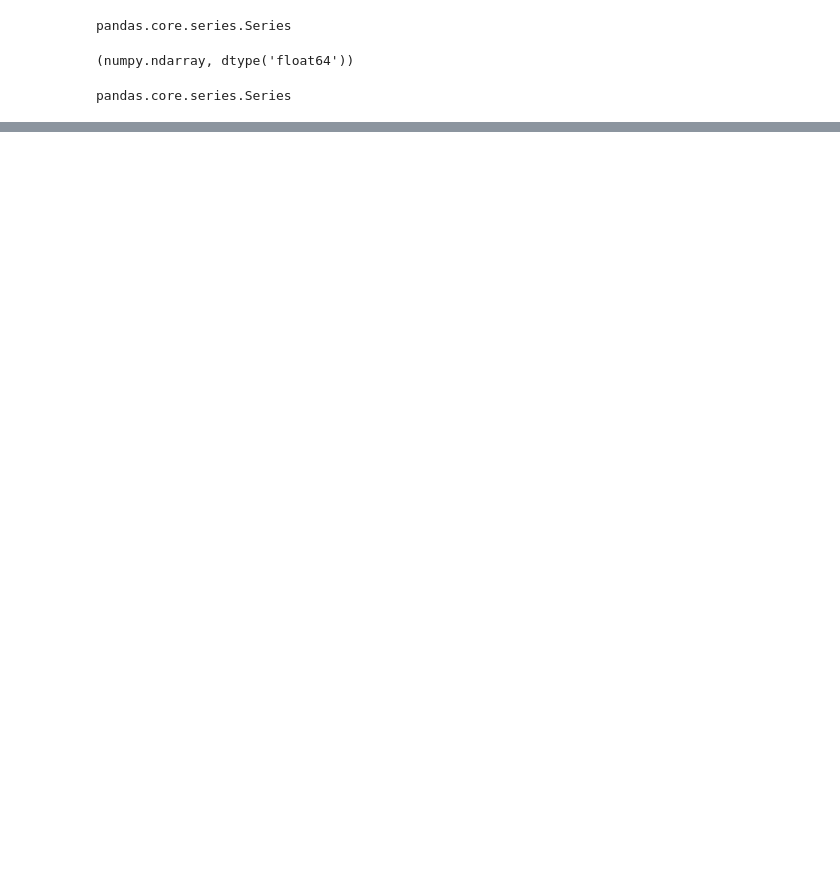
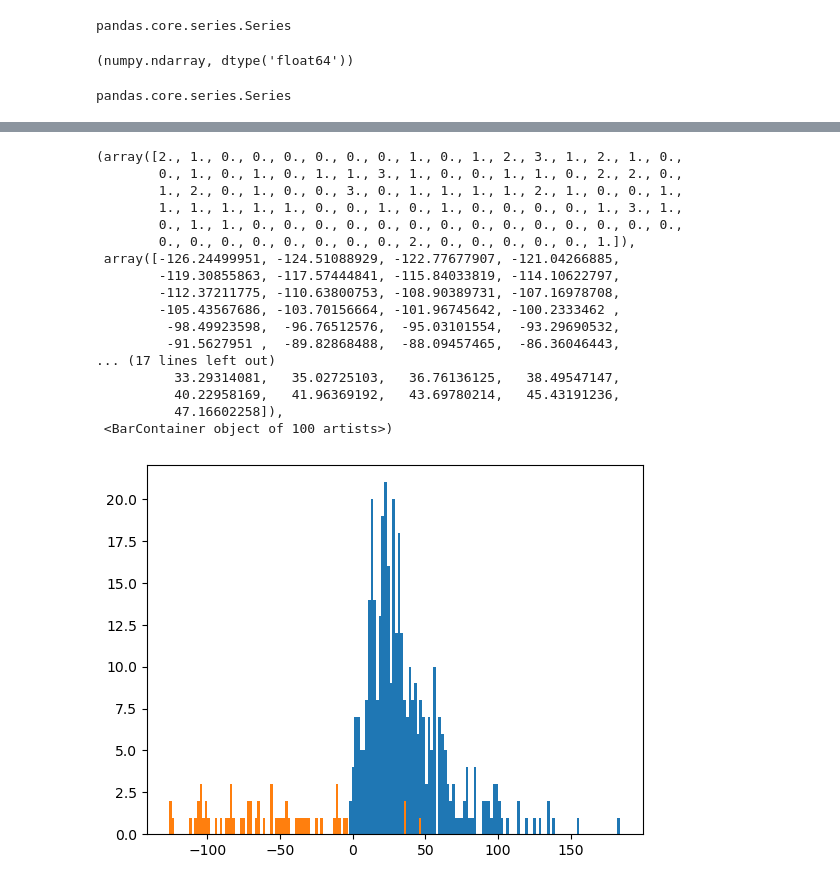
Before and after one commit to wltrimbl/uchicago-data221, a Jupyter notebook: notebooks/SPAM-word2vec.ipynb, the cells around one changed output, grey strips where cells are left out. Cells and saved outputs as stored; diff of their text form; code cells hidden in the pictures; blank space fills up the shorter version.

Commit message:
Word2vec dustoff

```diff
--- a/notebooks/SPAM-word2vec.ipynb
+++ b/notebooks/SPAM-word2vec.ipynb
@@ -381,0 +443,39 @@ svc.score(Xtest, Ytest)
+# %%
+# Create two dataframes..
+s1 = spam_train.query("label == 'ham'")
+s2 = spam_train.query("label == 'spam'")
+# Create two giant strings...
+s1text = s1.text.str.cat()
+s2text = s2.text.str.cat()
+# tokenize the strings (proably split on whitespace)
+tok1 = nltk.word_tokenize(s1text)
+tok2 = nltk.word_tokenize(s2text)
+# And create frequency distribution objects.
+d1 = nltk.FreqDist(tok1)
+d2 = nltk.FreqDist(tok2)
+# %%
+DEBUG=0
+def score(utterance):
+    cumscore = 0
+    NHAM = d1.N()
+    NSPAM = d2.N()
+    MAXSCORE = np.log(100) / np.log(2)
+    MINSCORE_HAM = np.log( 0.1 / d1.N() ) / np.log(2)
+    MINSCORE_SPAM = np.log( 0.1 / d2.N() ) / np.log(2)
+
+    for token in nltk.word_tokenize(utterance):
+        partialscore=0  # Catchall if a word has too few instances
+        if d1[token] != 0 and d2[token] != 0 and (d1[token]+d2[token]):
+            partialscore = (np.log(d1[token]) - np.log(NHAM) -
+                            np.log(d2[token])  + np.log(NSPAM))/np.log(2)
+            partialscore = np.minimum(MAXSCORE, np.maximum(-MAXSCORE, partialscore))
+            if DEBUG:
+                print(partialscore, d1[token], d2[token])
+        if d1[token] == 0 and d2[token] > 0:
+            partialscore = -MAXSCORE
+        if d2[token] == 0 and d1[token]> 0 :
+            partialscore = MAXSCORE
+        if d2[token] == 0 and d1[token] == 0 :
+            partialscore = MINSCORE_HAM - MINSCORE_SPAM
+        cumscore = cumscore + partialscore
+    return(cumscore)
@@ -381,0 +486,24 @@ svc.score(Xtest, Ytest)
+# %%
+nbc_scores = Xtest.apply(score)
+# %%
+plt.hist(nbc_scores[Ytest==0], bins=100)
+plt.hist(nbc_scores[Ytest==1], bins=100)
+# %% [output]
+(array([2., 1., 0., 0., 0., 0., 0., 0., 1., 0., 1., 2., 3., 1., 2., 1., 0.,
+        0., 1., 0., 1., 0., 1., 1., 3., 1., 0., 0., 1., 1., 0., 2., 2., 0.,
+        1., 2., 0., 1., 0., 0., 3., 0., 1., 1., 1., 1., 2., 1., 0., 0., 1.,
+        1., 1., 1., 1., 1., 0., 0., 1., 0., 1., 0., 0., 0., 0., 1., 3., 1.,
+        0., 1., 1., 0., 0., 0., 0., 0., 0., 0., 0., 0., 0., 0., 0., 0., 0.,
+        0., 0., 0., 0., 0., 0., 0., 0., 2., 0., 0., 0., 0., 0., 1.]),
+ array([-126.24499951, -124.51088929, -122.77677907, -121.04266885,
+        -119.30855863, -117.57444841, -115.84033819, -114.10622797,
+        -112.37211775, -110.63800753, -108.90389731, -107.16978708,
+        -105.43567686, -103.70156664, -101.96745642, -100.2333462 ,
+         -98.49923598,  -96.76512576,  -95.03101554,  -93.29690532,
+         -91.5627951 ,  -89.82868488,  -88.09457465,  -86.36046443,
+... (17 lines left out)
+          33.29314081,   35.02725103,   36.76136125,   38.49547147,
+          40.22958169,   41.96369192,   43.69780214,   45.43191236,
+          47.16602258]),
+ <BarContainer object of 100 artists>)
+[figure, added]
```
Also changed, not shown: parts of 51 cells of this notebook, 2 other files.
